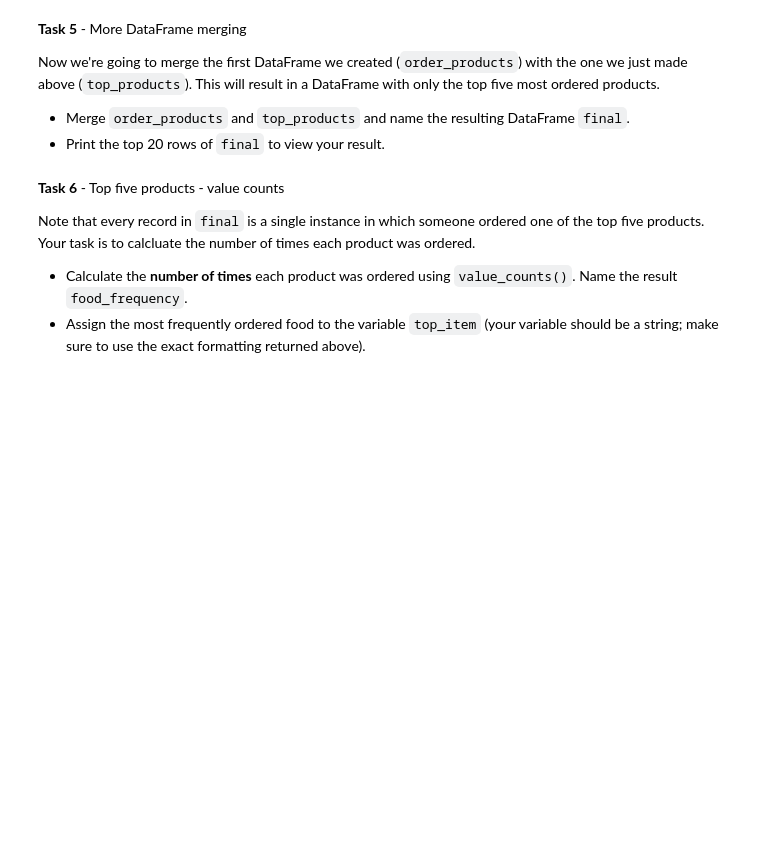
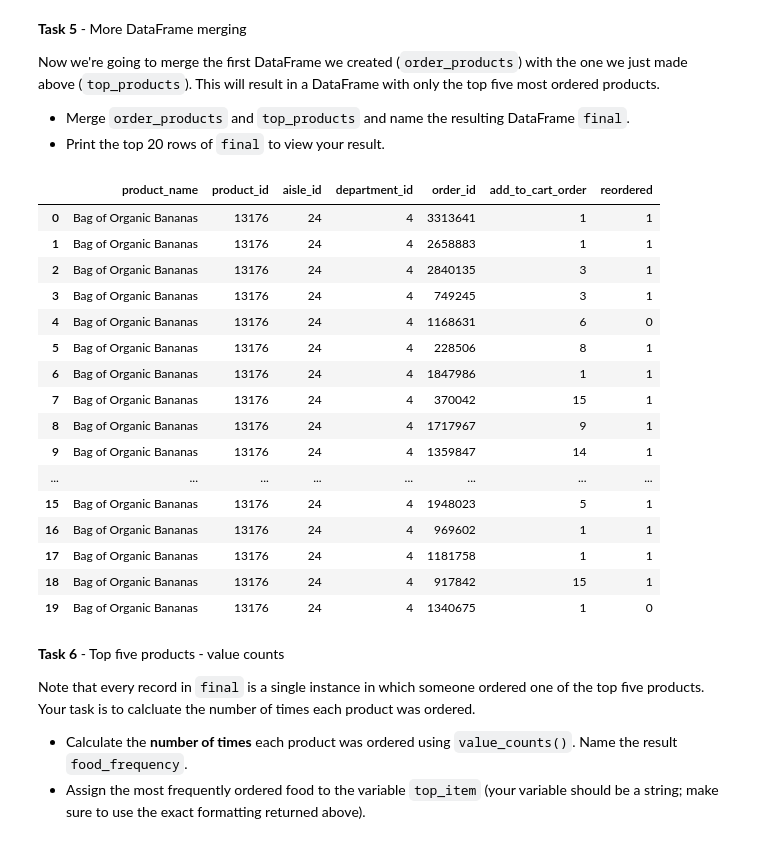
Before and after one commit to Vasanta2002/Sprint_1_git, a Jupyter notebook: module3-join-and-reshape-data/DS_113_Join_and_Reshape_Data_Assignment_AG.ipynb, the cells around one changed output. Cells and saved outputs as stored; diff of their text form; code cells hidden in the pictures; blank space fills up the shorter version.

```diff
--- a/module3-join-and-reshape-data/DS_113_Join_and_Reshape_Data_Assignment_AG.ipynb
+++ b/module3-join-and-reshape-data/DS_113_Join_and_Reshape_Data_Assignment_AG.ipynb
@@ -45,7 +45,7 @@ import numpy as np
 # Dataset URL
 data_url1 = 'https://raw.githubusercontent.com/bloominstituteoftechnology/data-science-practice-datasets/main/unit_1/Instacart_small/product_names_sm.csv'
 # YOUR CODE HERE
-pd.read
+product_names = pd.read_csv(data_url1)
 
 # View the DataFrame
 product_names.head()
@@ -70,7 +77,8 @@ data_url2 = 'https://raw.githubusercontent.com/bloominstituteoftechnology/data-s
 data_url3 = 'https://raw.githubusercontent.com/bloominstituteoftechnology/data-science-practice-datasets/main/unit_1/Instacart_small/order_products_train_sm.csv'
 
 # YOUR CODE HERE
-raise NotImplementedError()
-
+order_products_prior = pd.read_csv(data_url2)
+order_products_train = pd.read_csv(data_url3)
+order_products = pd.concat([order_products_prior, order_products_train])
 # Print the head to view your results
 order_products.head()
@@ -93,7 +108,7 @@ We're going to create a list of the top five products - we've already determined
 # Top 5 products: five_products
 
 # YOUR CODE HERE
-raise NotImplementedError()
+five_products = ["Bag of Organic Bananas", "Organic Baby Spinach", "Organic Avocado", "Large Lemon", "Limes"]
 # %%
 # Task 3 - Test
 
@@ -117,7 +132,7 @@ five = pd.DataFrame(five_products, columns =['product_name'])
 # Use your merge statement to include only the top 5 products
 
 # YOUR CODE HERE
-raise NotImplementedError()
+top_products = five.merge(product_names, on= 'product_name')
 
 # Print your DataFrame to view the merge results
 top_products
@@ -134,13 +156,31 @@ Now we're going to merge the first DataFrame we created (`order_products`) with
 # %%
 # Task 5
 
 # Merge order_products and top_products
 
 # YOUR CODE HERE
-raise NotImplementedError()
+final = top_products.merge(order_products)
 
 # Print your final DataFrame
-final
+final.head(20)
+# %% [output]
+|  | product_name | product_id | aisle_id | department_id | order_id | add_to_cart_order | reordered |
+| 0 | Bag of Organic Bananas | 13176 | 24 | 4 | 3313641 | 1 | 1 |
+| 1 | Bag of Organic Bananas | 13176 | 24 | 4 | 2658883 | 1 | 1 |
+| 2 | Bag of Organic Bananas | 13176 | 24 | 4 | 2840135 | 3 | 1 |
+| 3 | Bag of Organic Bananas | 13176 | 24 | 4 | 749245 | 3 | 1 |
+| 4 | Bag of Organic Bananas | 13176 | 24 | 4 | 1168631 | 6 | 0 |
+| 5 | Bag of Organic Bananas | 13176 | 24 | 4 | 228506 | 8 | 1 |
+| 6 | Bag of Organic Bananas | 13176 | 24 | 4 | 1847986 | 1 | 1 |
+| 7 | Bag of Organic Bananas | 13176 | 24 | 4 | 370042 | 15 | 1 |
+| 8 | Bag of Organic Bananas | 13176 | 24 | 4 | 1717967 | 9 | 1 |
+| 9 | Bag of Organic Bananas | 13176 | 24 | 4 | 1359847 | 14 | 1 |
+| ... | ... | ... | ... | ... | ... | ... | ... |
+| 15 | Bag of Organic Bananas | 13176 | 24 | 4 | 1948023 | 5 | 1 |
+| 16 | Bag of Organic Bananas | 13176 | 24 | 4 | 969602 | 1 | 1 |
+| 17 | Bag of Organic Bananas | 13176 | 24 | 4 | 1181758 | 1 | 1 |
+| 18 | Bag of Organic Bananas | 13176 | 24 | 4 | 917842 | 15 | 1 |
+| 19 | Bag of Organic Bananas | 13176 | 24 | 4 | 1340675 | 1 | 0 |
 # %%
 # Task 5 - Test
 
```
Also changed, not shown: parts of 8 cells of this notebook.
